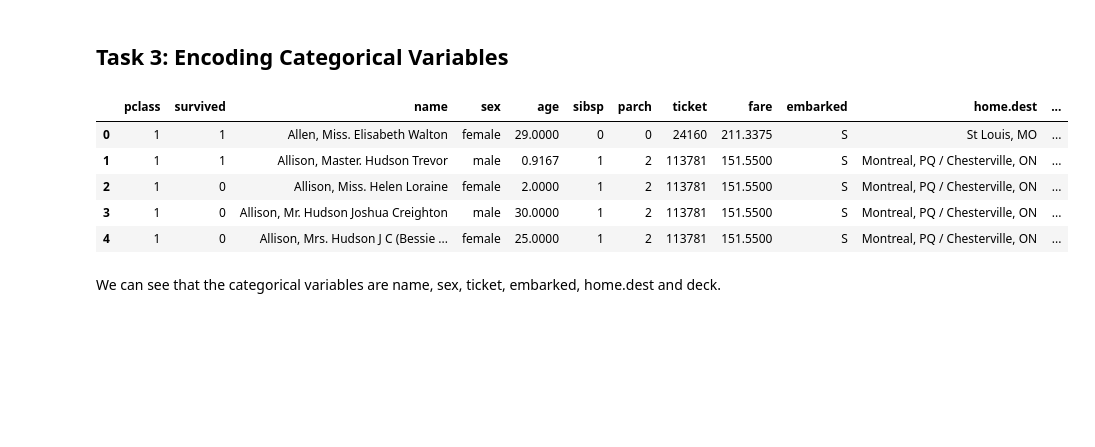
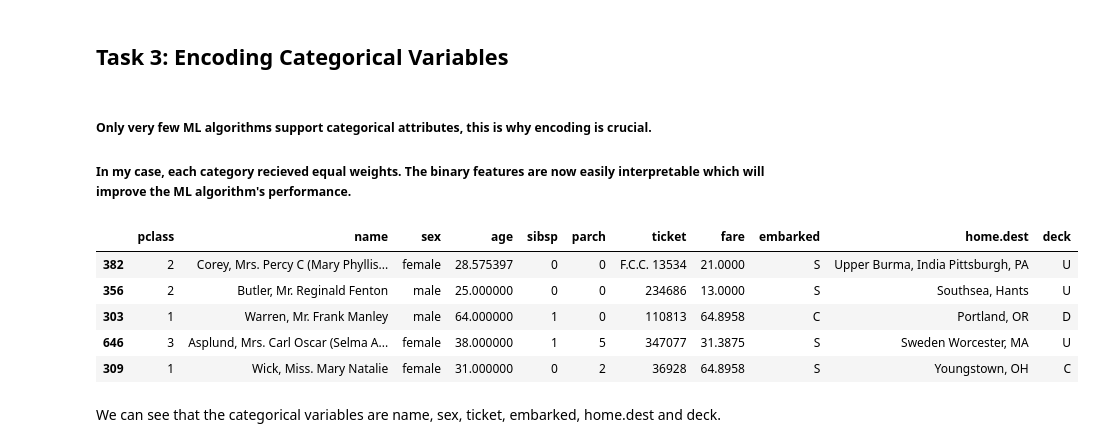
Before and after one commit to leaabj/ML-fundamentals-2025, a Jupyter notebook: assignment_1_lea_aboujaoude[_aboujaoude].ipynb, the cells around one changed output. Saved outputs shown, nothing was run; the diff lists cells and outputs as text; code cells hidden in the pictures; blank space fills up the shorter version.

```diff
--- a/assignment_1_lea_aboujaoude[_aboujaoude].ipynb
+++ b/assignment_1_lea_aboujaoude[_aboujaoude].ipynb
@@ -200,4 +131,0 @@ sns.histplot(df['fare'])
-# %%
-df['fare'] = df['fare'].fillna(df['fare'].mean())
-
-df.isnull().sum().sort_values(ascending=False)
@@ -297,0 +314,19 @@ dtype: int64
+# %%
+train_mean_by_gender = X_train.groupby('sex')['age'].mean()
+X_train['age'] = X_train.groupby('sex')['age'].transform(
+    lambda x: x.fillna(x.mean())
+)
+
+val_mean_by_gender = X_val.groupby('sex')['age'].mean()
+X_val['age'] = X_val.groupby('sex')['age'].transform(
+    lambda x: x.fillna(x.mean())
+)
+
+test_mean_by_gender = X_test.groupby('sex')['age'].mean()
+X_test['age'] = X_test.groupby('sex')['age'].transform(
+    lambda x: x.fillna(x.mean())
+)
+
+print(f"Training set: {X_train['age'].isnull().sum()}")
+print(f"Validation set: {X_val['age'].isnull().sum()}")
+print(f"Test set: {X_test['age'].isnull().sum()}")
@@ -297,0 +352,10 @@ dtype: int64
+# %%
+train_fare_mean = X_train['fare'].mean()
+
+X_train['fare'] = X_train['fare'].fillna(X_train['fare'].mean())
+X_val['fare'] = X_val['fare'].fillna(X_train['fare'].mean())
+X_test['fare'] = X_test['fare'].fillna(X_train['fare'].mean())
+
+print(f"Training set: {X_train['fare'].isnull().sum()}")
+print(f"Validation set: {X_val['fare'].isnull().sum()}")
+print(f"Test set: {X_test['fare'].isnull().sum()}")
@@ -297,0 +370,9 @@ dtype: int64
+# %%
+X_train['embarked'] = X_train['embarked'].fillna(X_train['embarked'].mode()[0])
+X_val['embarked'] = X_val['embarked'].fillna(X_val['embarked'].mode()[0])
+X_test['embarked'] = X_test['embarked'].fillna(X_test['embarked'].mode()[0])
+
+
+print(f"Training set: {X_train['embarked'].isnull().sum()}")
+print(f"Validation set: {X_val['embarked'].isnull().sum()}")
+print(f"Test set: {X_test['embarked'].isnull().sum()}")
@@ -298,14 +407,18 @@ dtype: int64
 # %% [markdown]
 ## Task 3: Encoding Categorical Variables
+# %% [markdown]
+##### Only very few ML algorithms support categorical attributes, this is why encoding is crucial.
+
+##### In my case, each category recieved equal weights. The binary features are now easily interpretable which will improve the ML algorithm's performance.
 # %%
-df.head()
+X_train.head()
 # %% [output]
-|  | pclass | survived | name | sex | age | sibsp | parch | ticket | fare | embarked | home.dest | ... |
-| 0 | 1 | 1 | Allen, Miss. Elisabeth Walton | female | 29.0000 | 0 | 0 | 24160 | 211.3375 | S | St Louis, MO | ... |
-| 1 | 1 | 1 | Allison, Master. Hudson Trevor | male | 0.9167 | 1 | 2 | 113781 | 151.5500 | S | Montreal, PQ / Chesterville, ON | ... |
-| 2 | 1 | 0 | Allison, Miss. Helen Loraine | female | 2.0000 | 1 | 2 | 113781 | 151.5500 | S | Montreal, PQ / Chesterville, ON | ... |
-| 3 | 1 | 0 | Allison, Mr. Hudson Joshua Creighton | male | 30.0000 | 1 | 2 | 113781 | 151.5500 | S | Montreal, PQ / Chesterville, ON | ... |
-| 4 | 1 | 0 | Allison, Mrs. Hudson J C (Bessie ... | female | 25.0000 | 1 | 2 | 113781 | 151.5500 | S | Montreal, PQ / Chesterville, ON | ... |
+|  | pclass | name | sex | age | sibsp | parch | ticket | fare | embarked | home.dest | deck |
+| 382 | 2 | Corey, Mrs. Percy C (Mary Phyllis... | female | 28.575397 | 0 | 0 | F.C.C. 13534 | 21.0000 | S | Upper Burma, India Pittsburgh, PA | U |
+| 356 | 2 | Butler, Mr. Reginald Fenton | male | 25.000000 | 0 | 0 | 234686 | 13.0000 | S | Southsea, Hants | U |
+| 303 | 1 | Warren, Mr. Frank Manley | male | 64.000000 | 1 | 0 | 110813 | 64.8958 | C | Portland, OR | D |
+| 646 | 3 | Asplund, Mrs. Carl Oscar (Selma A... | female | 38.000000 | 1 | 5 | 347077 | 31.3875 | S | Sweden Worcester, MA | U |
+| 309 | 1 | Wick, Miss. Mary Natalie | female | 31.000000 | 0 | 2 | 36928 | 64.8958 | S | Youngstown, OH | C |
 # %% [markdown]
 We can see that the categorical variables are name, sex, ticket, embarked, home.dest and deck.
 # %% [markdown]
```
Also changed, not shown: parts of 96 cells of this notebook.
